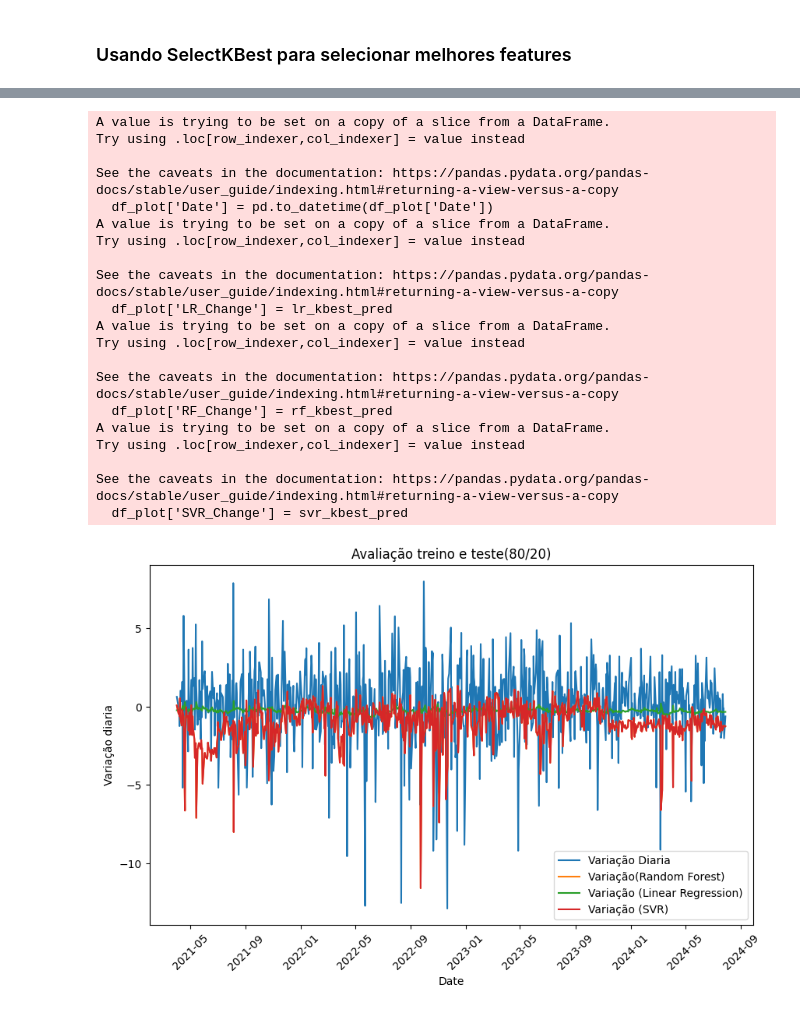
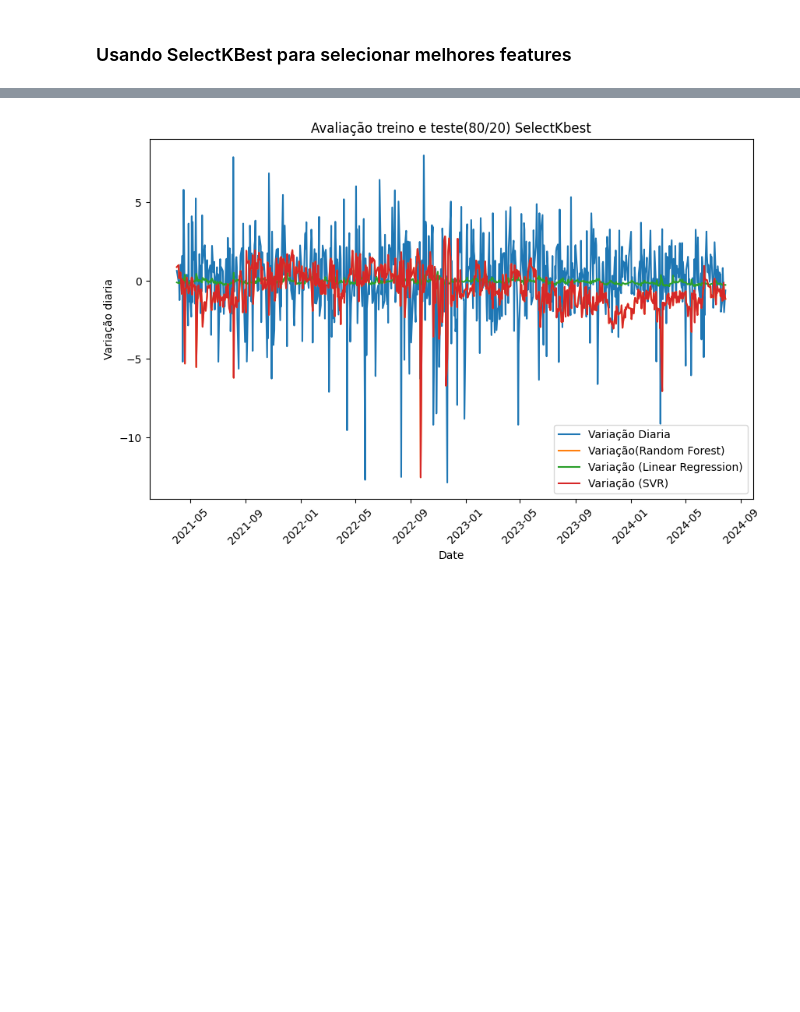
Before and after one commit to antonielliimma/projeto-mba, a Jupyter notebook: petr4_previsao_variacao.ipynb, the cells around one changed output, grey strips where cells are left out. Cells and saved outputs as stored; diff of their text form; code cells hidden in the pictures; blank space fills up the shorter version.

```diff
--- a/petr4_previsao_variacao.ipynb
+++ b/petr4_previsao_variacao.ipynb
@@ -54,4 +56,5 @@ df_petr4 = df_petr4.reset_index()
 # Baixando os dados históricos do Ibovespa
 df_ibov = yf.download("^BVSP", start="2000-01-01", end="2024-07-31")
 df_ibov = df_ibov.reset_index()
+df_ibov.columns = df_ibov.columns.map(lambda x: x[0])
 # %% [output]
@@ -246,19 +233,14 @@ def train_random_forest(x_train, x_test, y_train, y_test):
     rf_pred = rf_model.predict(x_test)
     # Calcule e imprima as métricas
     mae = mean_absolute_error(y_test, rf_pred)
-    mse = mean_squared_error(y_test, rf_pred)
     rmse = mean_squared_error(y_test, rf_pred, squared=False)
-    mape = mean_absolute_percentage_error(y_test, rf_pred)
     r2 = r2_score(y_test, rf_pred)
-    explained_variance = explained_variance_score(y_test, rf_pred)
+
 
     print(f'Avaliação RandomForestRegressor:')
     print(f'Mean Absolute Error (MAE): {mae}')
-    print(f'Mean Squared Error (MSE): {mse}')
     print(f'Root Mean Squared Error (RMSE): {rmse}')
-    print(f'Mean Absolute Percentage Error (MAPE): {mape}')
     print(f'R-squared (R²): {r2}')
-    print(f'Explained Variance: {explained_variance}')
     return rf_model, rf_pred
 # %%
 from sklearn.linear_model import LinearRegression
@@ -270,19 +252,13 @@ def train_linear_regression(x_train, x_test, y_train, y_test):
     lr_pred = lr_model.predict(x_test)
     # Calcule e imprima as métricas
     mae = mean_absolute_error(y_test, lr_pred)
-    mse = mean_squared_error(y_test, lr_pred)
     rmse = mean_squared_error(y_test, lr_pred, squared=False)
-    mape = mean_absolute_percentage_error(y_test, lr_pred)
     r2 = r2_score(y_test, lr_pred)
-    explained_variance = explained_variance_score(y_test, lr_pred)
 
     print(f'Avaliação LinearRegression:')
     print(f'Mean Absolute Error (MAE): {mae}')
-    print(f'Mean Squared Error (MSE): {mse}')
     print(f'Root Mean Squared Error (RMSE): {rmse}')
-    print(f'Mean Absolute Percentage Error (MAPE): {mape}')
     print(f'R-squared (R²): {r2}')
-    print(f'Explained Variance: {explained_variance}')
     return lr_model, lr_pred
 # %%
 from sklearn.svm import SVR
@@ -515,9 +446,11 @@ plt.show()
 # %%
 from sklearn.feature_selection import SelectKBest, r_regression
 
-
 X = df.drop(columns=['Date', 'Pct_Change', 'Adj Close', 'Future_Close'])
 y = df[['Pct_Change']]
+
+X_train, X_test = X[:train_size], X[train_size:]
+y_train, y_test = y[:train_size], y[train_size:]
 
 # Seleciona as 5 melhores features
 kbest = SelectKBest(score_func=r_regression, k=5)
@@ -569,46 +493,26 @@ Explained Variance: -0.18129163692006256
 # %%
 import matplotlib.pyplot as plt
 
-df_plot = df[train_size:]
+df_plot = pd.DataFrame(df[train_size:])
 df_plot['Date'] = pd.to_datetime(df_plot['Date'])
 df_plot['LR_Change'] = lr_kbest_pred
 df_plot['RF_Change'] = rf_kbest_pred
 df_plot['SVR_Change'] = svr_kbest_pred
 plt.figure(figsize=(10, 6))
 
 plt.plot(df_plot['Date'], df_plot['Pct_Change'], label='Variação Diaria')
 plt.plot(df_plot['Date'], df_plot['RF_Change'], label='Variação(Random Forest)')
 plt.plot(df_plot['Date'], df_plot['LR_Change'], label='Variação (Linear Regression)')
 plt.plot(df_plot['Date'], df_plot['SVR_Change'], label='Variação (SVR)')
 
 plt.title('Avaliação treino e teste(80/20) SelectKbest')
 plt.xlabel('Date')
 plt.ylabel('Variação diaria')
 plt.xticks(rotation=45)
 plt.legend()
 plt.show()
 # %% [output]
-A value is trying to be set on a copy of a slice from a DataFrame.
-Try using .loc[row_indexer,col_indexer] = value instead
-
-See the caveats in the documentation: https://pandas.pydata.org/pandas-docs/stable/user_guide/indexing.html#returning-a-view-versus-a-copy
-  df_plot['Date'] = pd.to_datetime(df_plot['Date'])
-A value is trying to be set on a copy of a slice from a DataFrame.
-Try using .loc[row_indexer,col_indexer] = value instead
-
-See the caveats in the documentation: https://pandas.pydata.org/pandas-docs/stable/user_guide/indexing.html#returning-a-view-versus-a-copy
-  df_plot['LR_Change'] = lr_kbest_pred
-A value is trying to be set on a copy of a slice from a DataFrame.
-Try using .loc[row_indexer,col_indexer] = value instead
-
-See the caveats in the documentation: https://pandas.pydata.org/pandas-docs/stable/user_guide/indexing.html#returning-a-view-versus-a-copy
-  df_plot['RF_Change'] = rf_kbest_pred
-A value is trying to be set on a copy of a slice from a DataFrame.
-Try using .loc[row_indexer,col_indexer] = value instead
-
-See the caveats in the documentation: https://pandas.pydata.org/pandas-docs/stable/user_guide/indexing.html#returning-a-view-versus-a-copy
-  df_plot['SVR_Change'] = svr_kbest_pred
-[figure, old version]
+[figure, new version]
 # %%
 X_valid = df_valid[selected_features]
 # %%
```
Also changed, not shown: parts of 24 cells of this notebook, 2 other files.
